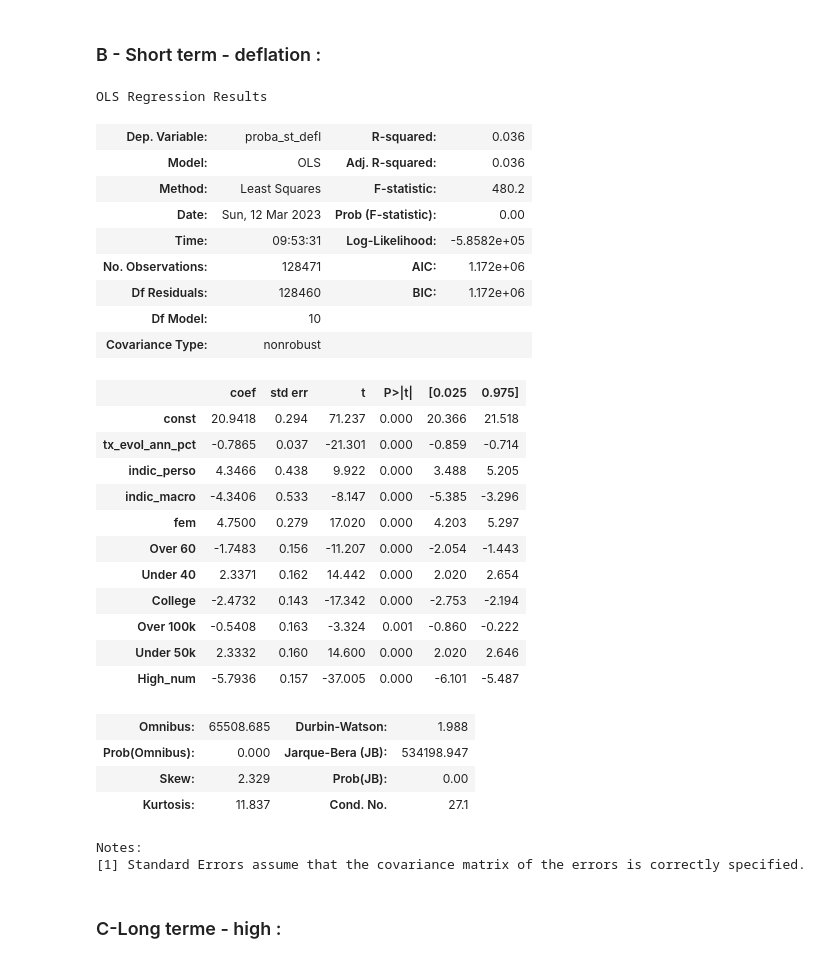
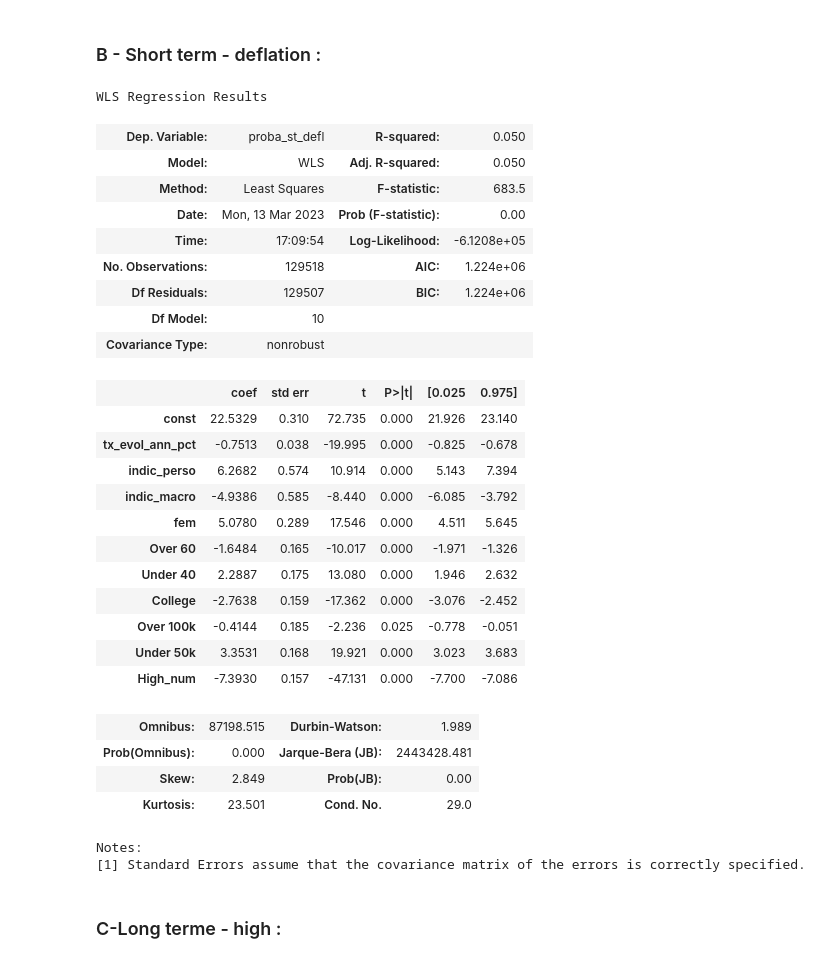
Before and after one commit to Jeremstar/-a-va-pr-dire-l-inflation-s-v-re, a Jupyter notebook: Régressions.ipynb, the cells around one changed output. Drawn from its saved outputs; the diff is of its cells as text; code cells hidden in the pictures.

```diff
--- a/Régressions.ipynb
+++ b/Régressions.ipynb
@@ -407,6 +415,8 @@ BF2 = BF2.rename(columns={'Q3': 'proba chgt résidence',
                           'Q13new': 'proba chgt emploi',
                           'loss expectation': 'proba perte revenus',
                           'Q30new': 'proba ne pas réussir à rembourser un prêt'})
+# %%
+BF2.dropna(subset=['weight'], inplace=True)
 # %%
 instabilité = ['proba chgt résidence',
                'chômage',
@@ -629,6 +640,8 @@ BF3['Q6new_bis'] = 100-BF3['Q6new']
 BF3 = BF3.rename(columns={'Q4new': 'proba augmentation chô sous douze mois',
                           'Q5new': 'proba augmentation tx intêret',
                           'Q6new_bis' : 'proba diminution indices boursiers'})
+# %%
+BF3.dropna(subset=['weight'], inplace=True)
 # %%
 instabilité2 = ['proba augmentation chô sous douze mois',
                 'proba augmentation tx intêret',
@@ -699,6 +713,8 @@ BF4 = BF4.rename(columns={'Q4new': 'proba augmentation chô sous douze mois',
                           'Q10_3': 'chômage',
                           'loss expectation': 'proba perte revenus',
                           'Q30new': 'proba ne pas réussir à rembourser un prêt'})
+# %%
+BF4.dropna(subset=['weight'], inplace=True)
 # %%
 régresseurs = ['proba augmentation chô sous douze mois',
                'proba augmentation tx intêret',
@@ -709,6 +725,7 @@ régresseurs = ['proba augmentation chô sous douze mois',
                'proba ne pas réussir à rembourser un prêt',
                'fem',
                'tx_evol_ann_pct']
+poids = BF4['weight'].astype('float')
 # %%
 Y = BF4['Q8v2part2'].astype('float')
 X = BF4[régresseurs]
@@ -869,38 +853,38 @@ Notes:
 # %%
 Y = BF['proba_st_defl'].astype('float')
 X = BF.fillna(0)[['tx_evol_ann_pct','indic_perso','indic_macro','fem','Over 60','Under 40','College','Over 100k','Under 50k','High_num']]
 X = sm.add_constant(X)
-model = sm.OLS(Y,X)
+model = sm.WLS(Y,X, weights = poids)
 results = model.fit()
 su = results.summary()
 su
 # %% [output]
-OLS Regression Results
+WLS Regression Results
-| Dep. Variable: | proba_st_defl | R-squared: | 0.036 |
-| Model: | OLS | Adj. R-squared: | 0.036 |
-| Method: | Least Squares | F-statistic: | 480.2 |
-| Date: | Sun, 12 Mar 2023 | Prob (F-statistic): | 0.00 |
-| Time: | 09:53:31 | Log-Likelihood: | -5.8582e+05 |
-| No. Observations: | 128471 | AIC: | 1.172e+06 |
-| Df Residuals: | 128460 | BIC: | 1.172e+06 |
+| Dep. Variable: | proba_st_defl | R-squared: | 0.050 |
+| Model: | WLS | Adj. R-squared: | 0.050 |
+| Method: | Least Squares | F-statistic: | 683.5 |
+| Date: | Mon, 13 Mar 2023 | Prob (F-statistic): | 0.00 |
+| Time: | 17:09:54 | Log-Likelihood: | -6.1208e+05 |
+| No. Observations: | 129518 | AIC: | 1.224e+06 |
+| Df Residuals: | 129507 | BIC: | 1.224e+06 |
 | Df Model: | 10 |  |  |
 | Covariance Type: | nonrobust |  |  |
 |  | coef | std err | t | P>|t| | [0.025 | 0.975] |
-| const | 20.9418 | 0.294 | 71.237 | 0.000 | 20.366 | 21.518 |
-| tx_evol_ann_pct | -0.7865 | 0.037 | -21.301 | 0.000 | -0.859 | -0.714 |
-| indic_perso | 4.3466 | 0.438 | 9.922 | 0.000 | 3.488 | 5.205 |
-| indic_macro | -4.3406 | 0.533 | -8.147 | 0.000 | -5.385 | -3.296 |
-| fem | 4.7500 | 0.279 | 17.020 | 0.000 | 4.203 | 5.297 |
-| Over 60 | -1.7483 | 0.156 | -11.207 | 0.000 | -2.054 | -1.443 |
-| Under 40 | 2.3371 | 0.162 | 14.442 | 0.000 | 2.020 | 2.654 |
-| College | -2.4732 | 0.143 | -17.342 | 0.000 | -2.753 | -2.194 |
-| Over 100k | -0.5408 | 0.163 | -3.324 | 0.001 | -0.860 | -0.222 |
-| Under 50k | 2.3332 | 0.160 | 14.600 | 0.000 | 2.020 | 2.646 |
-| High_num | -5.7936 | 0.157 | -37.005 | 0.000 | -6.101 | -5.487 |
+| const | 22.5329 | 0.310 | 72.735 | 0.000 | 21.926 | 23.140 |
+| tx_evol_ann_pct | -0.7513 | 0.038 | -19.995 | 0.000 | -0.825 | -0.678 |
+| indic_perso | 6.2682 | 0.574 | 10.914 | 0.000 | 5.143 | 7.394 |
+| indic_macro | -4.9386 | 0.585 | -8.440 | 0.000 | -6.085 | -3.792 |
+| fem | 5.0780 | 0.289 | 17.546 | 0.000 | 4.511 | 5.645 |
+| Over 60 | -1.6484 | 0.165 | -10.017 | 0.000 | -1.971 | -1.326 |
+| Under 40 | 2.2887 | 0.175 | 13.080 | 0.000 | 1.946 | 2.632 |
+| College | -2.7638 | 0.159 | -17.362 | 0.000 | -3.076 | -2.452 |
+| Over 100k | -0.4144 | 0.185 | -2.236 | 0.025 | -0.778 | -0.051 |
+| Under 50k | 3.3531 | 0.168 | 19.921 | 0.000 | 3.023 | 3.683 |
+| High_num | -7.3930 | 0.157 | -47.131 | 0.000 | -7.700 | -7.086 |
-| Omnibus: | 65508.685 | Durbin-Watson: | 1.988 |
-| Prob(Omnibus): | 0.000 | Jarque-Bera (JB): | 534198.947 |
-| Skew: | 2.329 | Prob(JB): | 0.00 |
-| Kurtosis: | 11.837 | Cond. No. | 27.1 |
+| Omnibus: | 87198.515 | Durbin-Watson: | 1.989 |
+| Prob(Omnibus): | 0.000 | Jarque-Bera (JB): | 2443428.481 |
+| Skew: | 2.849 | Prob(JB): | 0.00 |
+| Kurtosis: | 23.501 | Cond. No. | 29.0 |
 Notes:
 [1] Standard Errors assume that the covariance matrix of the errors is correctly specified.
 # %% [markdown]
```
Also changed, not shown: parts of 44 cells of this notebook.
